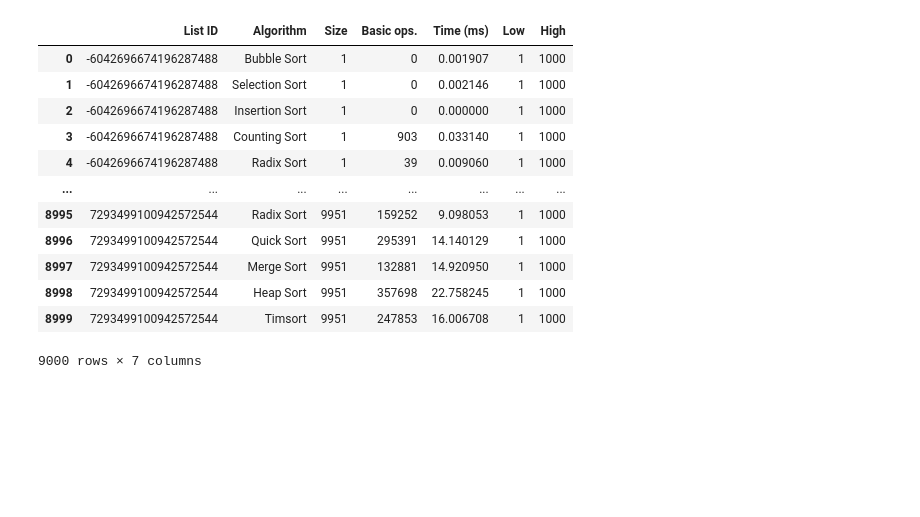
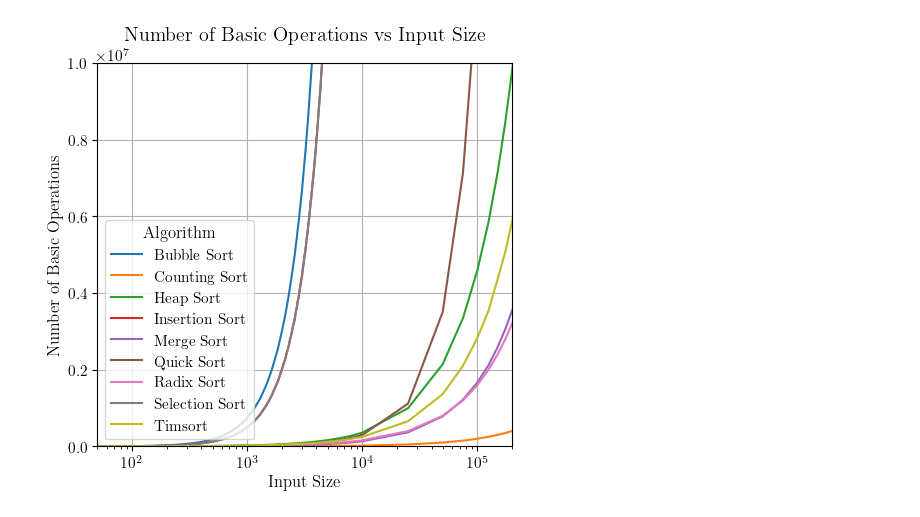
Before and after one commit to Hugoverissimo21/sorting-algorithms, a Jupyter notebook: Untitled-1.ipynb, the cells around one changed output. Drawn from its saved outputs; the diff is of its cells as text; code cells hidden in the pictures; blank space fills up the shorter version.

Commit message:
report + results

```diff
--- a/Untitled-1.ipynb
+++ b/Untitled-1.ipynb
@@ -151,16 +152,37 @@ if False:
 # %%
-pd.read_excel("results.xlsx")
+import matplotlib.pyplot as plt
+import pandas as pd
+import seaborn as sns
+
+plt.rcParams.update({
+    "text.usetex": True,
+    "font.family": "serif",
+    "font.size": 12,
+    "axes.labelsize": 12,
+    "legend.fontsize": 11,
+    "xtick.labelsize": 11,
+    "ytick.labelsize": 11,
+    "figure.figsize": (5, 5*0.8),
+    "savefig.dpi": 300,
+})
-# %% [output]
-|  | List ID | Algorithm | Size | Basic ops. | Time (ms) | Low | High |
-| 0 | -6042696674196287488 | Bubble Sort | 1 | 0 | 0.001907 | 1 | 1000 |
-| 1 | -6042696674196287488 | Selection Sort | 1 | 0 | 0.002146 | 1 | 1000 |
-| 2 | -6042696674196287488 | Insertion Sort | 1 | 0 | 0.000000 | 1 | 1000 |
-| 3 | -6042696674196287488 | Counting Sort | 1 | 903 | 0.033140 | 1 | 1000 |
-| 4 | -6042696674196287488 | Radix Sort | 1 | 39 | 0.009060 | 1 | 1000 |
-| ... | ... | ... | ... | ... | ... | ... | ... |
-| 8995 | 7293499100942572544 | Radix Sort | 9951 | 159252 | 9.098053 | 1 | 1000 |
-| 8996 | 7293499100942572544 | Quick Sort | 9951 | 295391 | 14.140129 | 1 | 1000 |
-| 8997 | 7293499100942572544 | Merge Sort | 9951 | 132881 | 14.920950 | 1 | 1000 |
-| 8998 | 7293499100942572544 | Heap Sort | 9951 | 357698 | 22.758245 | 1 | 1000 |
-| 8999 | 7293499100942572544 | Timsort | 9951 | 247853 | 16.006708 | 1 | 1000 |
-9000 rows × 7 columns
+# %%
+results = pd.read_excel("results.xlsx")
+# %%
+df01 = results[(results["Low"] == 1) & (results["High"] == 1000)]
+df01 = df01.groupby(["Size", "Algorithm"], as_index=False)["Basic ops."].mean()
+
+
+plt.figure(figsize=(5, 5))
+sns.lineplot(data=df01, x="Size", y="Basic ops.", hue="Algorithm", alpha=1)
+plt.title("Number of Basic Operations vs Input Size")
+plt.xlabel("Input Size")
+plt.ylabel("Number of Basic Operations")
+plt.legend(title="Algorithm", loc="lower left")
+plt.grid(True)
+plt.xlim(50, 2*10**5)
+plt.ylim(0, 10**7)
+plt.xscale("log")
+plt.tight_layout()
+plt.show()
+# %% [output]
+[figure, added]
```
Also changed, not shown: parts of 1 cell of this notebook, 4 other files.
